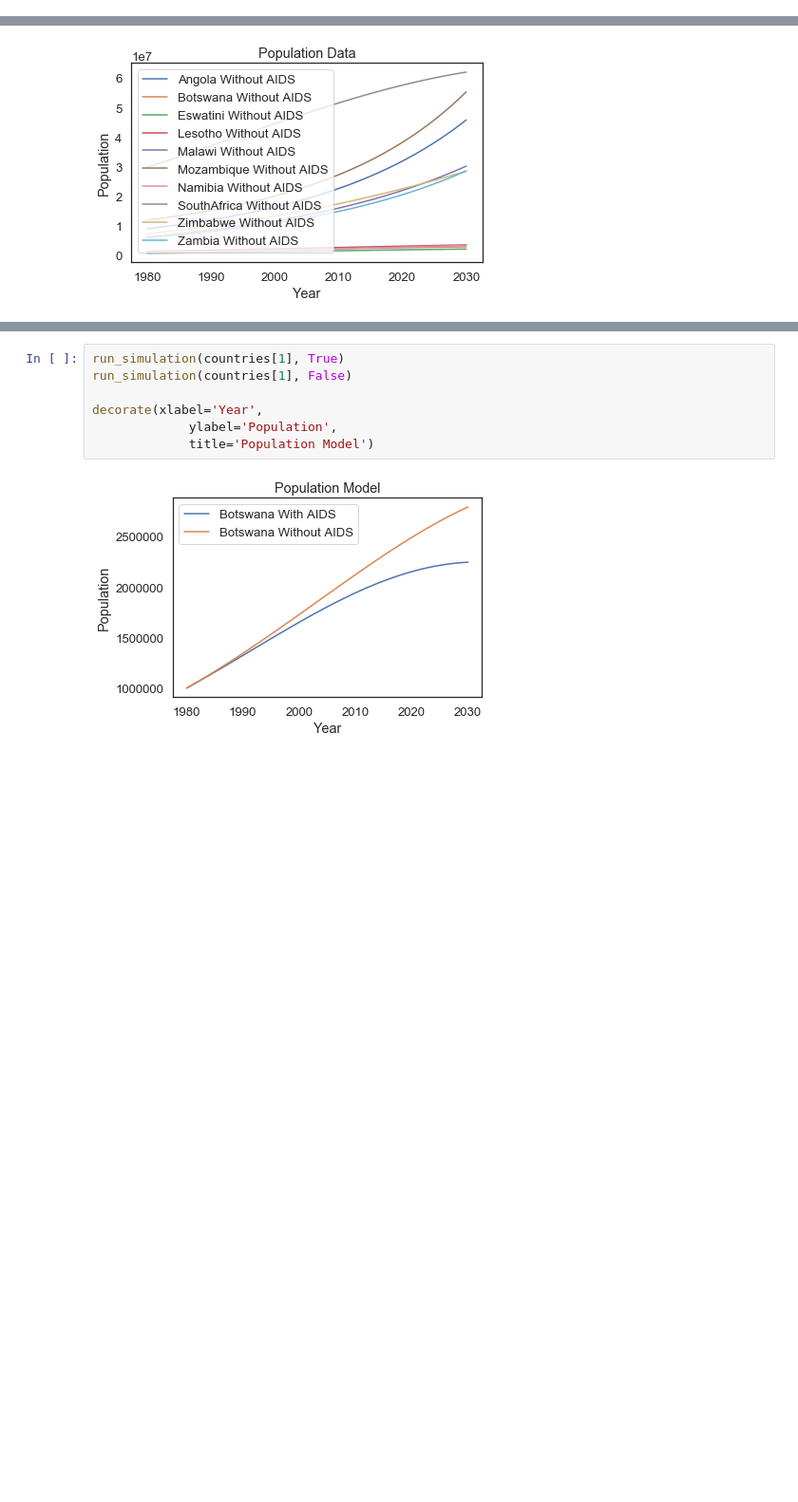
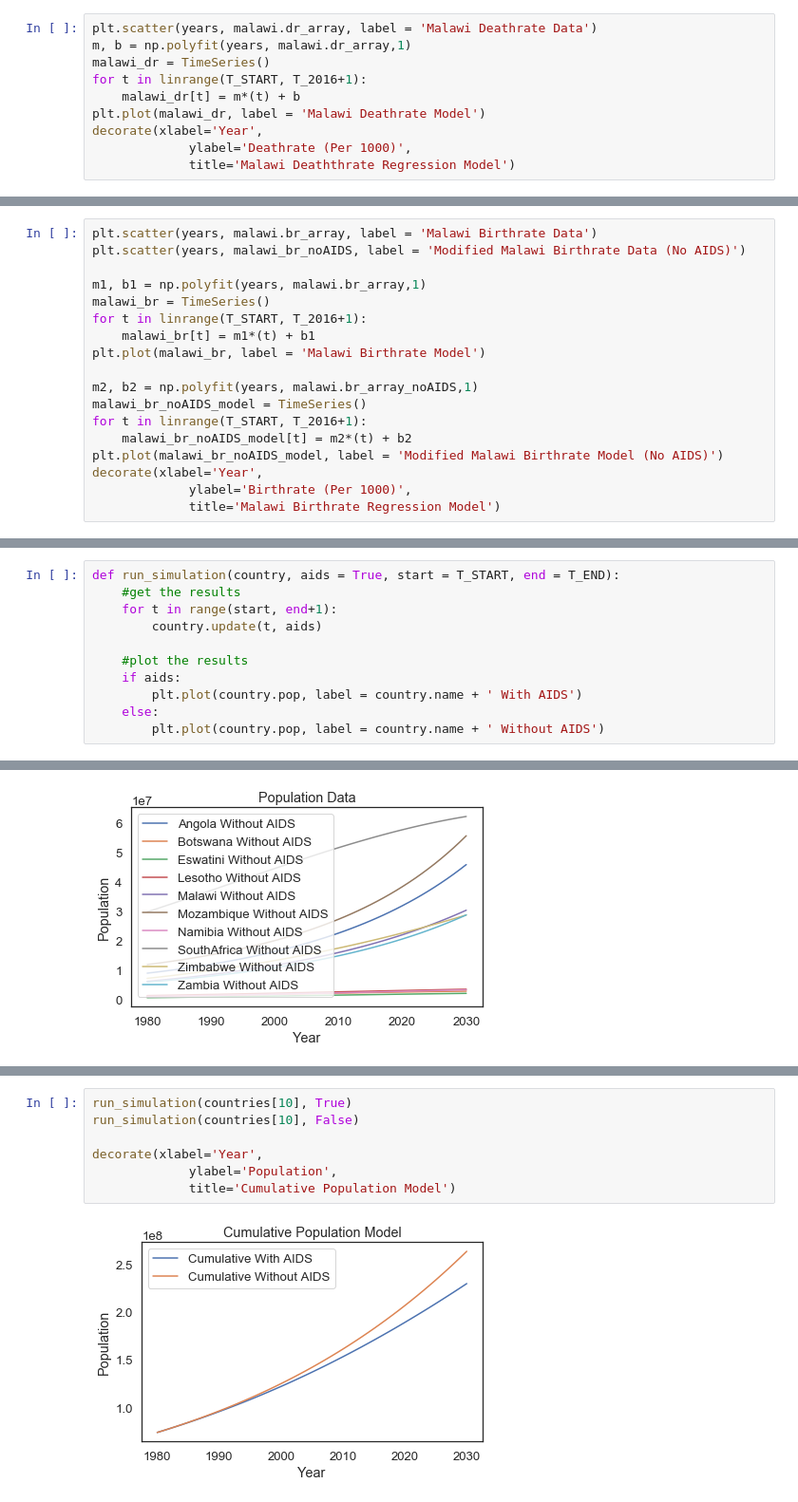
Before and after one commit to SkyeOzga/ModSimPy-Projects, a Jupyter notebook: Project 1 Ozga Rho -- Pivot Edition.ipynb, the cells around one changed output, grey strips where cells are left out. Shown at 95% size. Saved outputs shown, nothing was run; the diff lists cells and outputs as text; blank space fills up the shorter version.

```diff
--- a/Project 1 Ozga Rho -- Pivot Edition.ipynb
+++ b/Project 1 Ozga Rho -- Pivot Edition.ipynb
@@ -259,0 +272,10 @@ decorate(xlabel='Year',
+# %%
+plt.scatter(years, malawi.dr_array, label = 'Malawi Deathrate Data')
+m, b = np.polyfit(years, malawi.dr_array,1)
+malawi_dr = TimeSeries()
+for t in linrange(T_START, T_2016+1):
+    malawi_dr[t] = m*(t) + b
+plt.plot(malawi_dr, label = 'Malawi Deathrate Model')
+decorate(xlabel='Year',
+             ylabel='Deathrate (Per 1000)',
+             title='Malawi Deaththrate Regression Model')
@@ -259,0 +348,18 @@ decorate(xlabel='Year',
+# %%
+plt.scatter(years, malawi.br_array, label = 'Malawi Birthrate Data')
+plt.scatter(years, malawi_br_noAIDS, label = 'Modified Malawi Birthrate Data (No AIDS)')
+
+m1, b1 = np.polyfit(years, malawi.br_array,1)
+malawi_br = TimeSeries()
+for t in linrange(T_START, T_2016+1):
+    malawi_br[t] = m1*(t) + b1
+plt.plot(malawi_br, label = 'Malawi Birthrate Model')
+
+m2, b2 = np.polyfit(years, malawi.br_array_noAIDS,1)
+malawi_br_noAIDS_model = TimeSeries()
+for t in linrange(T_START, T_2016+1):
+    malawi_br_noAIDS_model[t] = m2*(t) + b2
+plt.plot(malawi_br_noAIDS_model, label = 'Modified Malawi Birthrate Model (No AIDS)')
+decorate(xlabel='Year',
+             ylabel='Birthrate (Per 1000)',
+             title='Malawi Birthrate Regression Model')
@@ -304,0 +412,11 @@ decorate(xlabel='Year',
+# %%
+def run_simulation(country, aids = True, start = T_START, end = T_END):
+    #get the results
+    for t in range(start, end+1):
+        country.update(t, aids)
+
+    #plot the results
+    if aids:
+        plt.plot(country.pop, label = country.name + ' With AIDS')
+    else:
+        plt.plot(country.pop, label = country.name + ' Without AIDS')
@@ -332,9 +461,9 @@ decorate(xlabel='Year',
 # %%
-run_simulation(countries[1], True)
-run_simulation(countries[1], False)
+run_simulation(countries[10], True)
+run_simulation(countries[10], False)
 
 decorate(xlabel='Year',
              ylabel='Population',
-             title='Population Model')
+             title='Cumulative Population Model')
 # %% [output]
-[figure, old version]
+[figure, new version]
```
Also changed, not shown: parts of 49 cells of this notebook.
